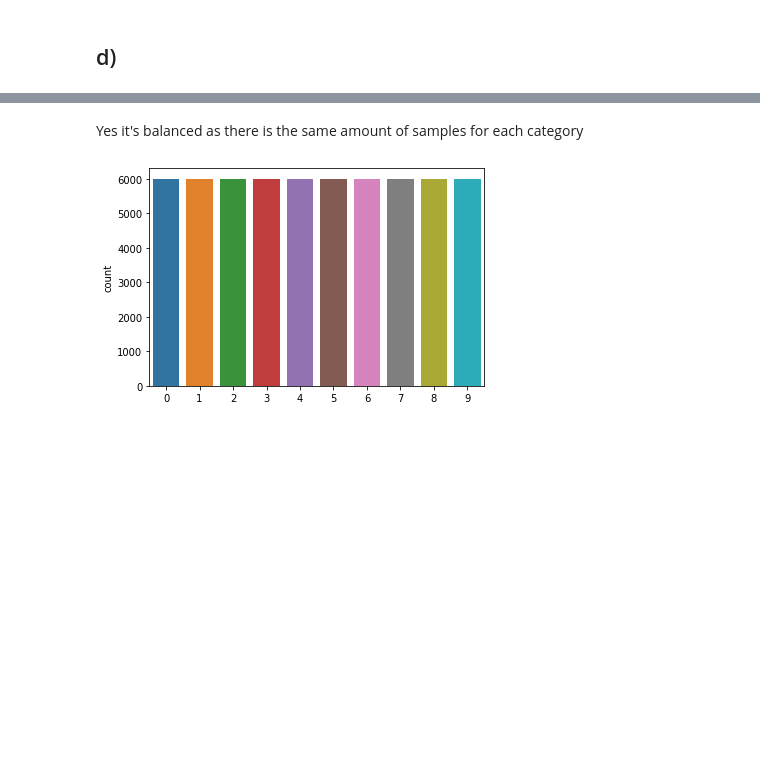
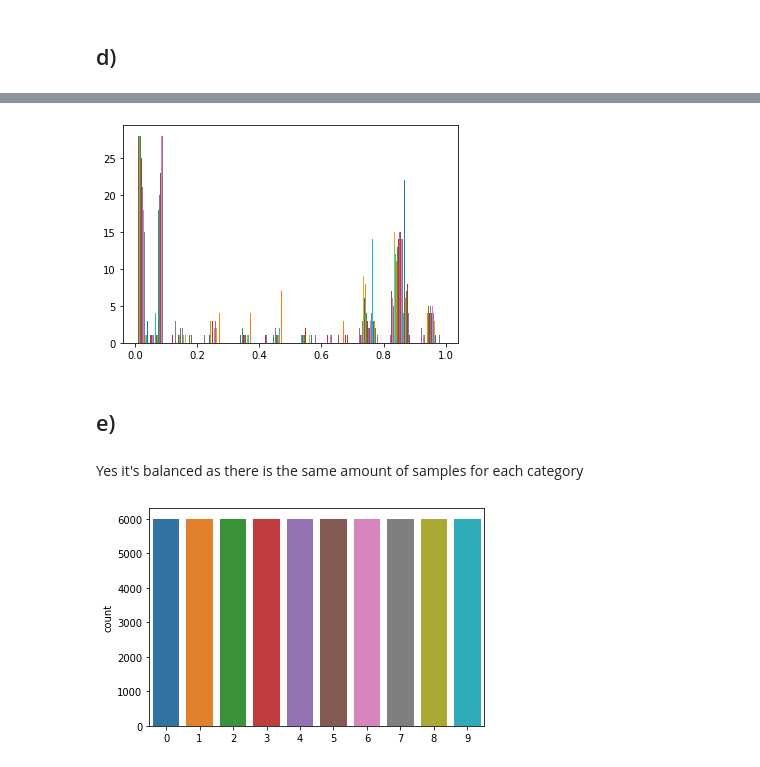
Before and after one commit to felix-tjernberg/ai21-deep-learning, a Jupyter notebook: exercises/exercise-1.ipynb, the cells around one changed output, grey strips where cells are left out. Saved outputs shown, nothing was run; the diff lists cells and outputs as text; code cells hidden in the pictures; blank space fills up the shorter version.

```diff
--- a/exercises/exercise-1.ipynb
+++ b/exercises/exercise-1.ipynb
@@ -68,3 +54,9 @@ plot_image_histogram(scaled_X_train[1], pixel_value_range=(0,1))
+# %%
+plt.hist(scaled_X_train[1]);
+# %% [output]
+[figure, added]
+# %% [markdown]
+## e)
 # %% [markdown]
 Yes it's balanced as there is the same amount of samples for each category
 # %%
```
Also changed, not shown: parts of 5 cells of this notebook.
